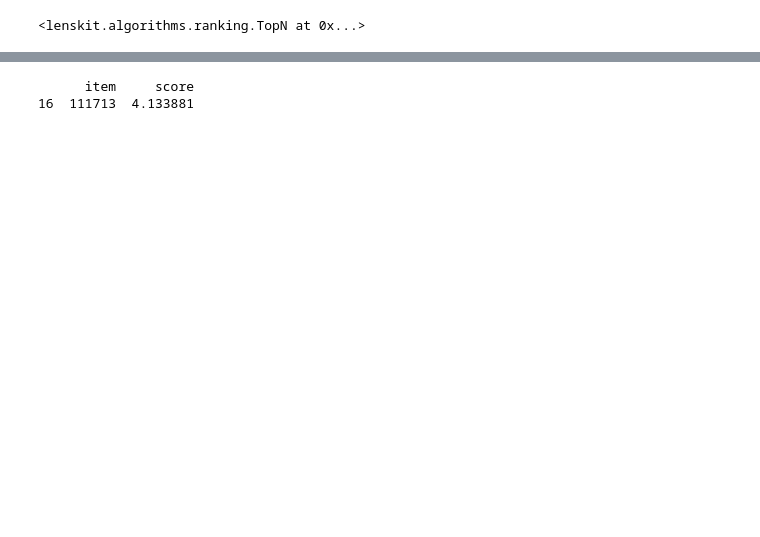
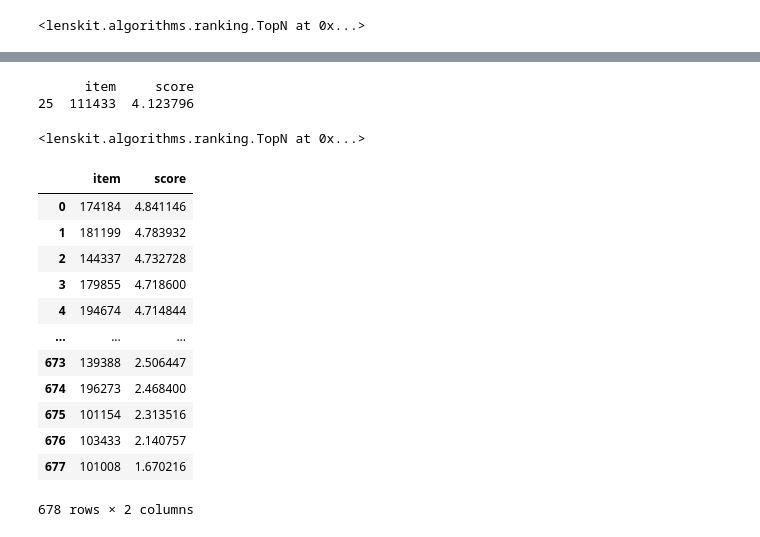
Before and after one commit to irrrrrrrrr/MAISE_RecSys_Group8_Ass, a Jupyter notebook: lab_code.ipynb, the cells around one changed output, grey strips where cells are left out. Drawn from its saved outputs; the diff is of its cells as text; code cells hidden in the pictures; blank space fills up the shorter version.

```diff
--- a/lab_code.ipynb
+++ b/lab_code.ipynb
@@ -157,6 +149,34 @@ print(wine_row)
 # %%
-wine_row_2 = selected_wines_useruser[selected_wines_useruser['item'] == 111713]
+wine_row_2 = selected_wines_useruser[selected_wines_useruser['item'] == 111433]
 print(wine_row_2)
 # %% [output]
       item     score
-16  111713  4.133881
+25  111433  4.123796
+# %%
+from lenskit.algorithms import Recommender
+from lenskit.algorithms.item_knn import ItemItem
+
+
+num_recs = 10
+itemitem = ItemItem(15, min_nbrs=3)
+recsys_item = Recommender.adapt(itemitem)
+recsys_item.fit(ratings_df_cleaned)
+# %% [output]
+<lenskit.algorithms.ranking.TopN at 0x...>
+# %%
+selected_wines_itemitem = recsys_item.recommend(selected_user, 1001)
+display(selected_wines_itemitem)
+# %% [output]
+|  | item | score |
+| 0 | 174184 | 4.841146 |
+| 1 | 181199 | 4.783932 |
+| 2 | 144337 | 4.732728 |
+| 3 | 179855 | 4.718600 |
+| 4 | 194674 | 4.714844 |
+| ... | ... | ... |
+| 673 | 139388 | 2.506447 |
+| 674 | 196273 | 2.468400 |
+| 675 | 101154 | 2.313516 |
+| 676 | 103433 | 2.140757 |
+| 677 | 101008 | 1.670216 |
+678 rows × 2 columns
```
Also changed, not shown: parts of 9 cells of this notebook.
